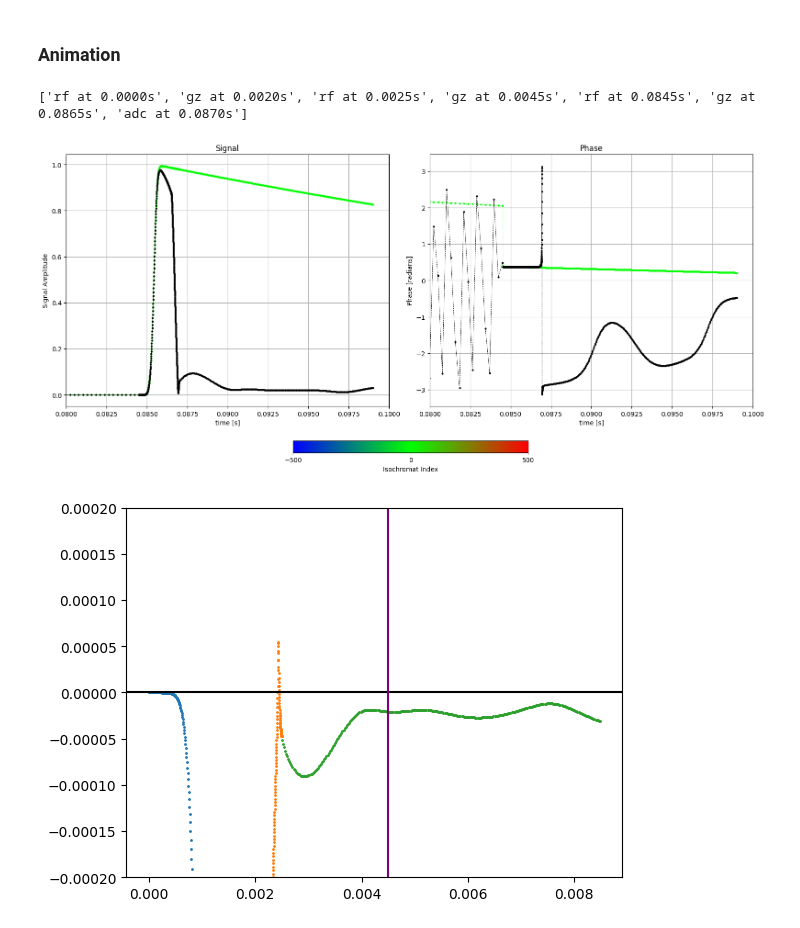
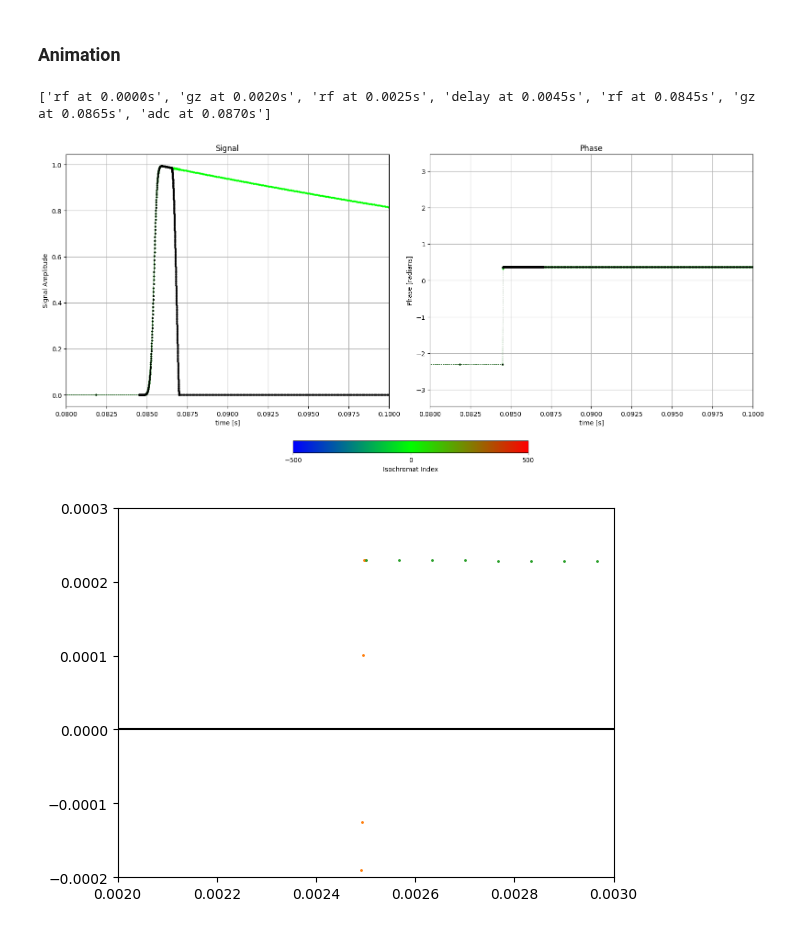
Before and after one commit to dantona02/optim, a Jupyter notebook: testing.ipynb, the cells around one changed output. Drawn from its saved outputs; the diff is of its cells as text; code cells hidden in the pictures.

```diff
--- a/testing.ipynb
+++ b/testing.ipynb
@@ -7,7 +7,7 @@ import matplotlib.pyplot as plt
 # %%
 low = -20e-6
 high = 20e-6
-n_iso = 3000
+n_iso = 1000
 z_pos = np.linspace(low, high, n_iso)
 z_pos = np.append(z_pos, 0)
 z_pos = np.sort(z_pos)
@@ -15,7 +15,7 @@ z_pos = np.sort(z_pos)
 seq_path_gauss = 'seq_lib/10_ETM.seq'
 config_path = 'sim_lib/config_1pool.yaml'
 
-adc_time = 12e-3
+adc_time = 20e-3
 retun_zmag = False
 show_plot = False
 n_backlog = 'ALL'
@@ -85,7 +99,7 @@ sim_minus = simulate(config_file=config_path,
                    webhook=webhook,
                    plt_range=plt_range)  # simulation mac
 # %% [output]
-['rf at 0.0000s', 'gz at 0.0020s', 'rf at 0.0025s', 'gz at 0.0045s', 'rf at 0.0845s', 'gz at 0.0865s', 'adc at 0.0870s']
+['rf at 0.0000s', 'gz at 0.0020s', 'rf at 0.0025s', 'delay at 0.0045s', 'rf at 0.0845s', 'gz at 0.0865s', 'adc at 0.0870s']
 # %%
 from bmc.utils.eval import plot_sim
 time, m_z, m_z_total, m_c, m_c_total = sim_minus.get_mag(return_cest_pool=False)
@@ -105,13 +119,13 @@ _ = plot_sim(m_out=[m_c, m_c_total], time=time, plt_range=plt_range, iso_select=
 
 m_trans_minus = np.abs(m_c_total)[-900:]
 # %% [output]
-[figure, old version]
+[figure, new version]
 # %%
 x_rf = np.arange(0, 2e-3, 2e-3/300)
 x_spoil = np.arange(2e-3,2.5e-3, 0.5e-3/300) #0.5ms spoil
 # x_spoil = np.arange(2e-3,3e-3, 1e-3/300) #1ms spoil
 # x_adc = np.arange(2.5e-3, 5.5e-3, 3e-3/300) #3ms adc
-x_adc = np.arange(2.5e-3, 8.5e-3, 6e-3/300) #200ms adc
+x_adc = np.arange(2.5e-3, 22.5e-3, 20e-3/300) #200ms adc
 # x_adc = np.arange(3e-3, 6e-3, 3e-3/300) #3ms adc
 # %%
 # plt.plot(x_spoil, (np.abs(m_trans_plus)-np.abs(m_trans_minus))[:300])
@@ -119,6 +133,9 @@ x_adc = np.arange(2.5e-3, 8.5e-3, 6e-3/300) #200ms adc
 plt.plot(x_rf,(m_trans_plus-m_trans_minus)[:300], 'o', markersize=1)
 plt.plot(x_spoil,(m_trans_plus-m_trans_minus)[300:600], 'o', markersize=1)
 plt.plot(x_adc,(m_trans_plus-m_trans_minus)[600:], 'o', markersize=1)
+# plt.plot(x_rf,np.abs((m_trans_plus-m_trans_minus))[:300], 'o', markersize=1)
+# plt.plot(x_spoil,np.abs((m_trans_plus-m_trans_minus))[300:600], 'o', markersize=1)
+# plt.plot(x_adc,np.abs((m_trans_plus-m_trans_minus))[600:], 'o', markersize=1)
 plt.axhline(0, c='black')
 # plt.axhline(0.0055)
 # plt.axvline(0.002476)
@@ -126,37 +143,37 @@ plt.axhline(0, c='black')
 # plt.scatter(0.002476, 0.0055, c='b')
 
 # plt.axhline(0.0295, color='r')
 # plt.axvline(0.0025, color='r')
 
 # plt.scatter(0.0025, 0.0295, c='r')
 
 # plt.axhline(0.0006, color='g')
 # plt.axvline(0.002482, color='g')
 
 # plt.scatter(0.002475, 0.00026, c='g')
 
-plt.axvline(0.0045, color='purple')
+plt.axvline(0.0055, color='purple')
 # plt.axvline(0.002485, color='purple')
 # plt.scatter(0.002497, 0.000136, c='purple')
 
 # plt.plot(x_rf,m_trans_plus[:300], 'o', markersize=1, c='b')
 # plt.plot(x_spoil,m_trans_plus[300:600], 'o', markersize=1, c='b')
 # plt.plot(x_adc,m_trans_plus[600:], 'o', markersize=1, c='b')
 
 # plt.plot(x_rf,m_trans_minus[:300], 'o', markersize=1, c='r')
 # plt.plot(x_spoil,m_trans_minus[300:600], 'o', markersize=1, c='r')
 # plt.plot(x_adc,m_trans_minus[600:], 'o', markersize=1, c='r')
 
 # plt.axvline(0.002449)
 
 # plt.xlim(0.0024, 0.0026)
-# plt.xlim(0.0023, 0.0025)
+plt.xlim(0.002, 0.003)
 # plt.xlim(0.002, 0.006)
 # plt.ylim(-0.02, 0.032)
-plt.ylim(-0.0002, 0.0002)
+plt.ylim(-0.0002, 0.0003)
 resulst = (m_trans_plus-m_trans_minus)
 # %% [output]
-[figure, old version]
+[figure, new version]
 # %%
 plt.plot(x_rf,m_trans_plus[:300], 'o', markersize=1, c='b')
 plt.plot(x_spoil,m_trans_plus[300:600], 'o', markersize=1, c='b')
```
Also changed, not shown: parts of 8 cells of this notebook, 8 other files.
